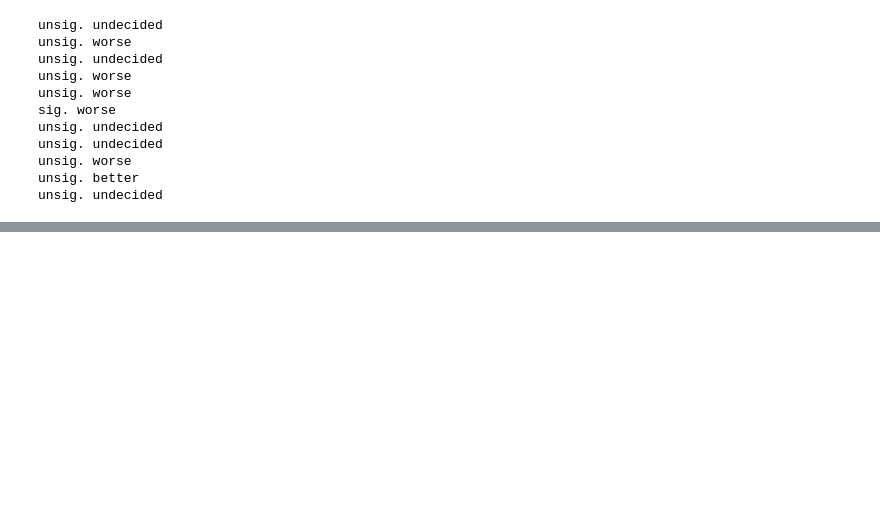
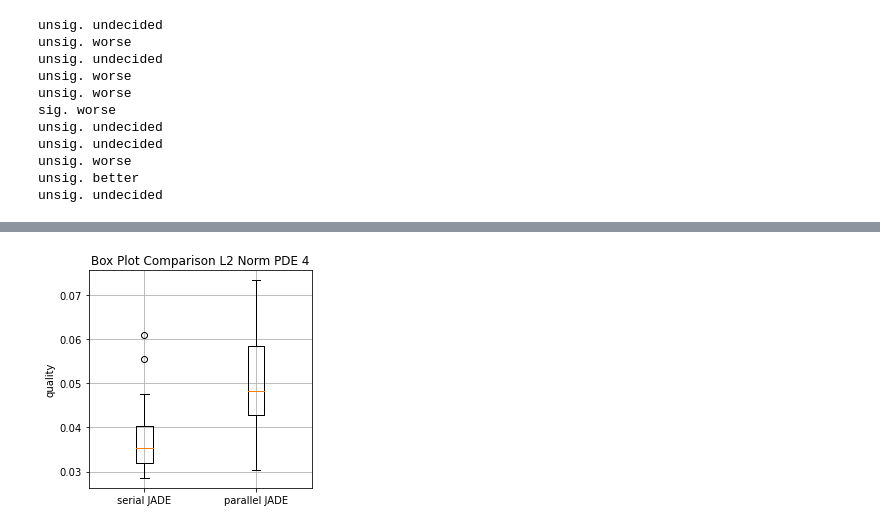
Before and after one commit to nicolai-schwartze/Masterthesis, a Jupyter notebook: code/experiments/experiment_1/ci_pde_1_evaluation.ipynb, the cells around one changed output, grey strips where cells are left out. Saved outputs shown, nothing was run; the diff lists cells and outputs as text; code cells hidden in the pictures; blank space fills up the shorter version.

```diff
--- a/code/experiments/experiment_1/ci_pde_1_evaluation.ipynb
+++ b/code/experiments/experiment_1/ci_pde_1_evaluation.ipynb
@@ -523,0 +583,12 @@ plt.show()
+# %%
+fig, ax = plt.subplots(figsize=(4,4))
+labels = ['serial JADE', 'parallel JADE']
+quality_boxplot_data = [pde_4_data_ex0_10_6, pde_4_data_ex1_10_6]
+ax.boxplot(quality_boxplot_data, labels=labels)
+ax.set_title('Box Plot Comparison L2 Norm PDE 4')
+ax.set_ylabel('quality')
+plt.grid()
+plt.show()
+fig.savefig("pde4_ex0_ex1_boxplot.pdf", bbox_inches='tight')
+# %% [output]
+[figure, added]
```
Also changed, not shown: parts of 9 cells of this notebook, 53 other files.
